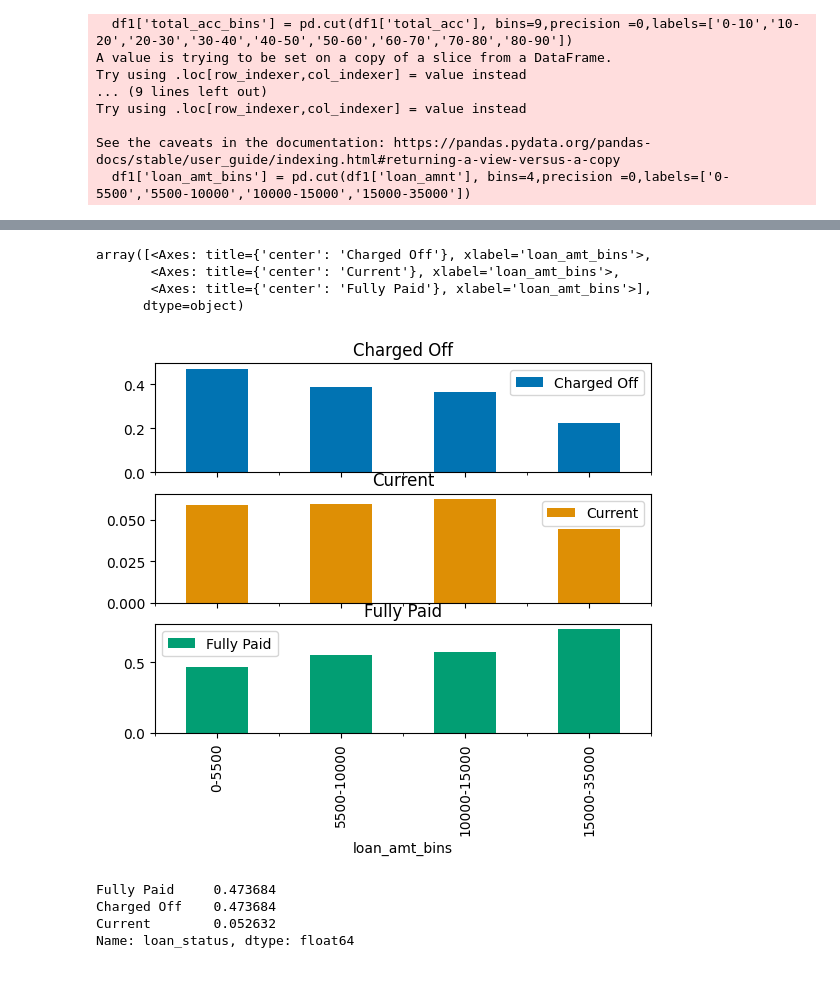
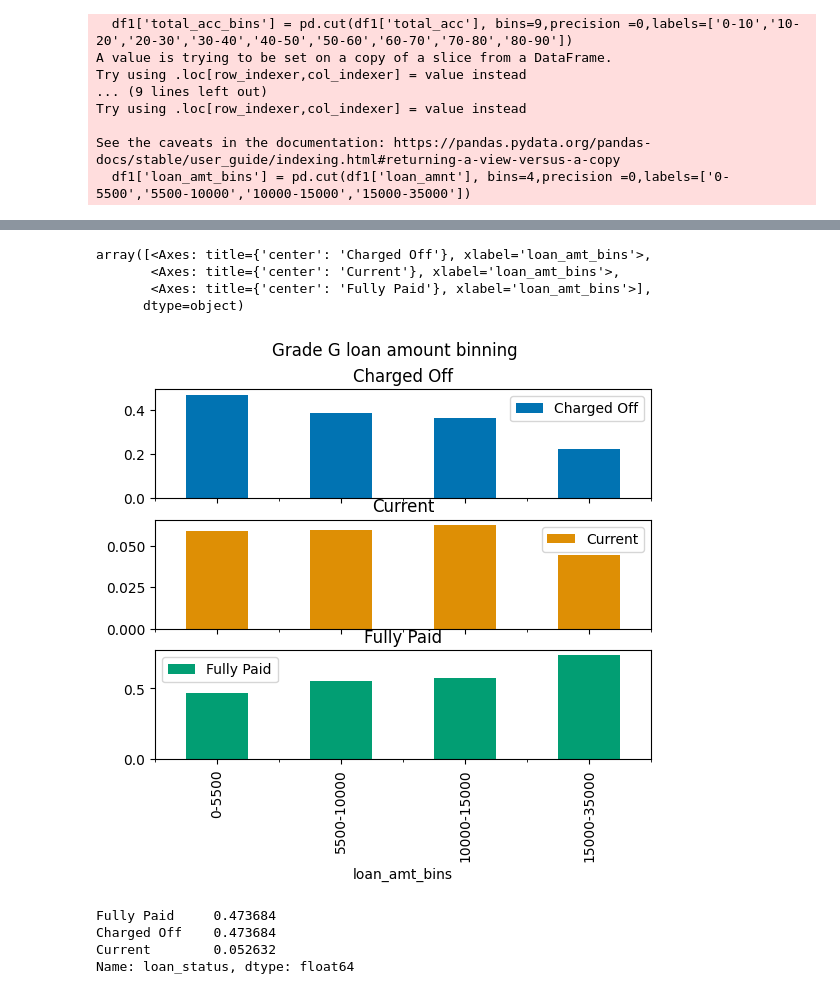
Before and after one commit to jhanjideepak/lending-club, a Jupyter notebook: lending_club.ipynb, the cells around one changed output, grey strips where cells are left out. Drawn from its saved outputs; the diff is of its cells as text; code cells hidden in the pictures.

```diff
--- a/lending_club.ipynb
+++ b/lending_club.ipynb
@@ -1034,13 +1047,13 @@ df1.head()
 | 3 | 1076863 | 1277178 | 10000 | 10000 | 10000.0 | 36 months | 13.49% | 339.31 | C | ... |
 | 4 | 1075358 | 1311748 | 3000 | 3000 | 3000.0 | 60 months | 12.69% | 67.79 | B | ... |
 # %%
-pd.crosstab(df1[(df1.grade == 'G')]['loan_amt_bins'],df1[(df1.grade == 'G')]['loan_status'], normalize='index').plot.bar(subplots=True)
+pd.crosstab(df1[(df1.grade == 'G')]['loan_amt_bins'],df1[(df1.grade == 'G')]['loan_status'], normalize='index').plot.bar(subplots=True, title='Grade G loan amount binning')
 # %% [output]
 array([<Axes: title={'center': 'Charged Off'}, xlabel='loan_amt_bins'>,
        <Axes: title={'center': 'Current'}, xlabel='loan_amt_bins'>,
        <Axes: title={'center': 'Fully Paid'}, xlabel='loan_amt_bins'>],
       dtype=object)
-[figure, old version]
+[figure, new version]
 # %%
 df1[(df1.grade == 'G') & (df1.loan_amnt <= 5500)]['loan_status'].value_counts()/len(df1[(df1.grade == 'G') & (df1.loan_amnt <= 5500)])
 # %% [output]
```
Also changed, not shown: parts of 73 cells of this notebook.
